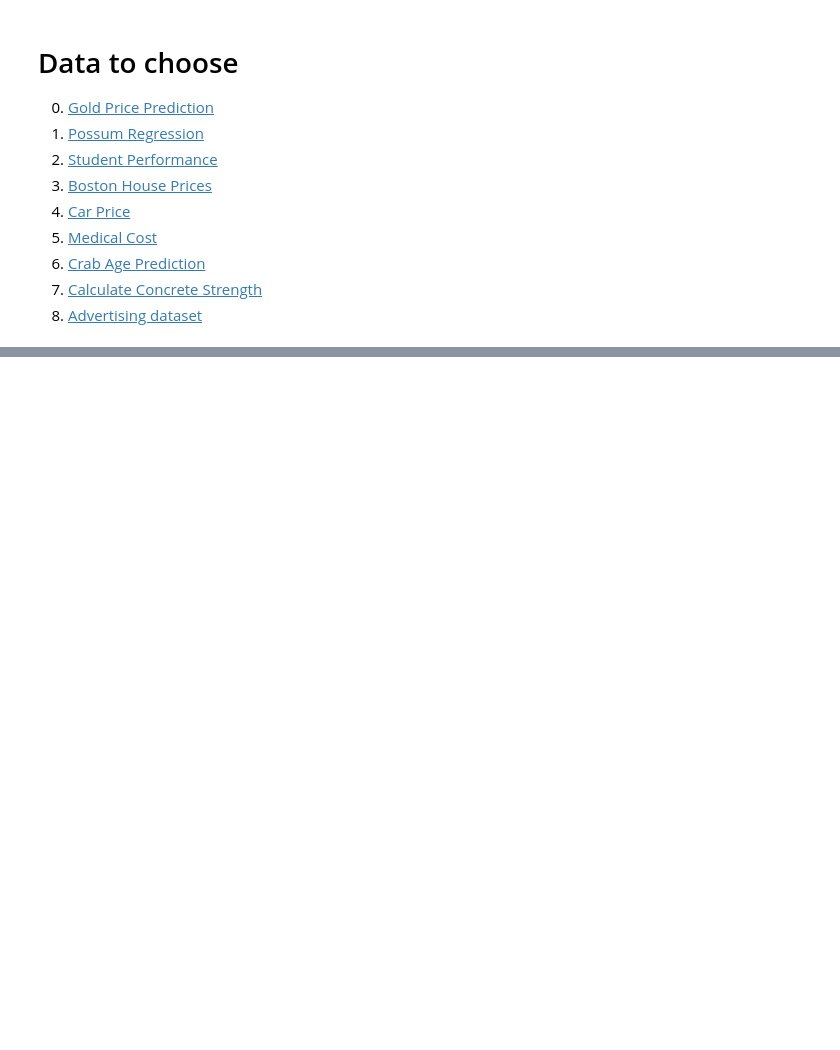
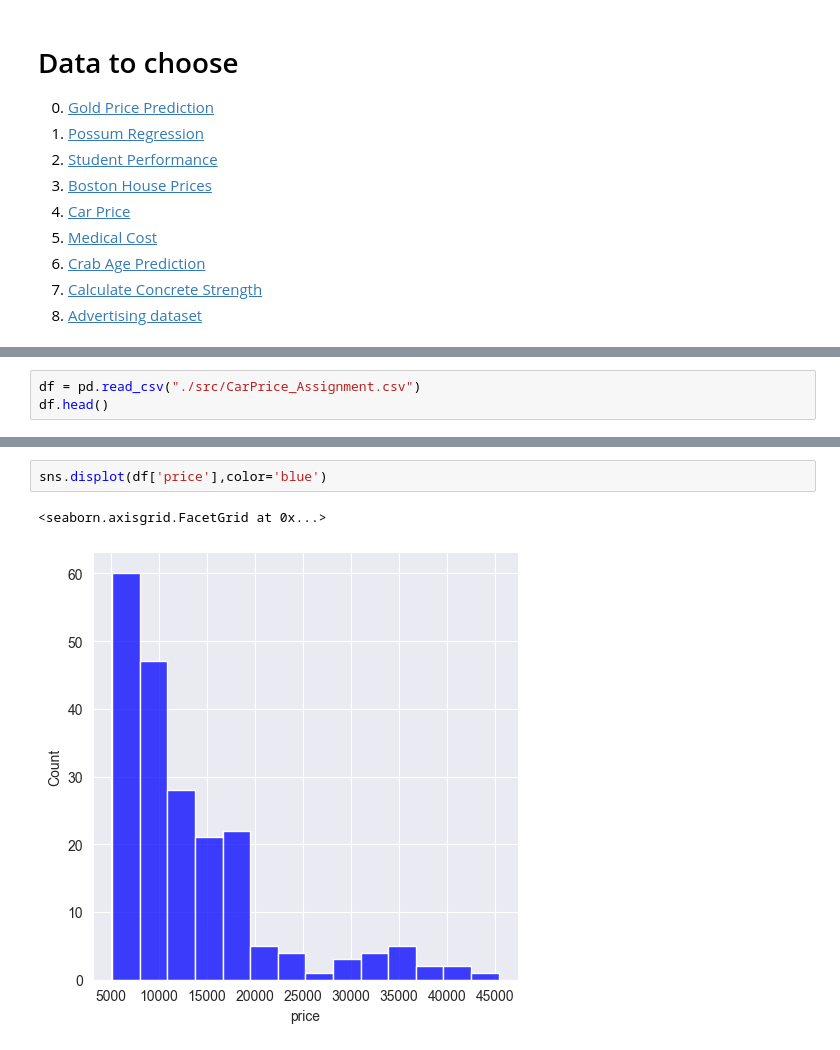
Before and after one commit to sgn-fade/ML, a Jupyter notebook: lab_works/lab_2/lab_2_example_plus_task.ipynb, the cells around one changed output, grey strips where cells are left out. Saved outputs shown, nothing was run; the diff lists cells and outputs as text; blank space fills up the shorter version.

```diff
--- a/lab_works/lab_2/lab_2_example_plus_task.ipynb
+++ b/lab_works/lab_2/lab_2_example_plus_task.ipynb
@@ -799,0 +830,3 @@ P.s. in provided data sources you can find examples of solving this problem, but
+# %%
+df = pd.read_csv("./src/CarPrice_Assignment.csv")
+df.head()
@@ -799,0 +940,5 @@ P.s. in provided data sources you can find examples of solving this problem, but
+# %%
+sns.displot(df['price'],color='blue')
+# %% [output]
+<seaborn.axisgrid.FacetGrid at 0x...>
+[figure, added]
```
Also changed, not shown: parts of 27 cells of this notebook, 3 other files.
